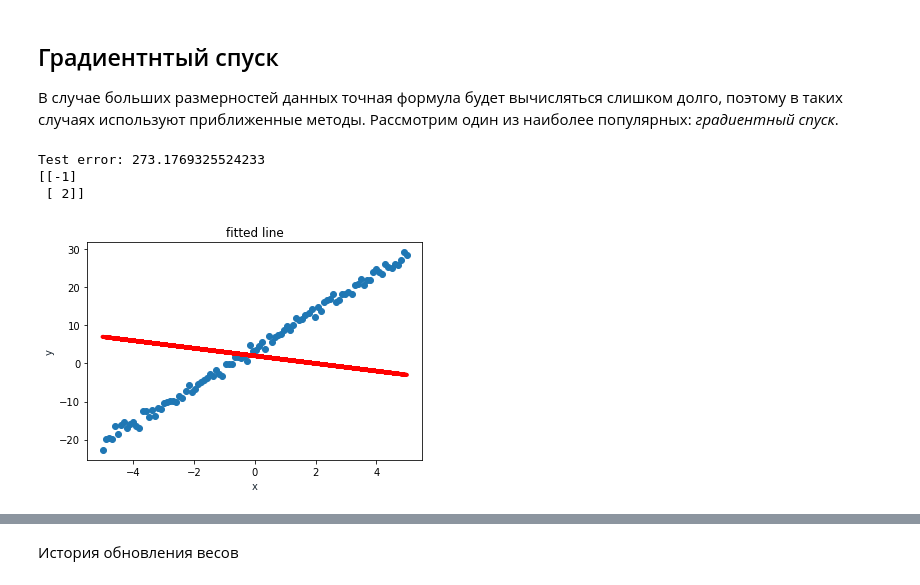
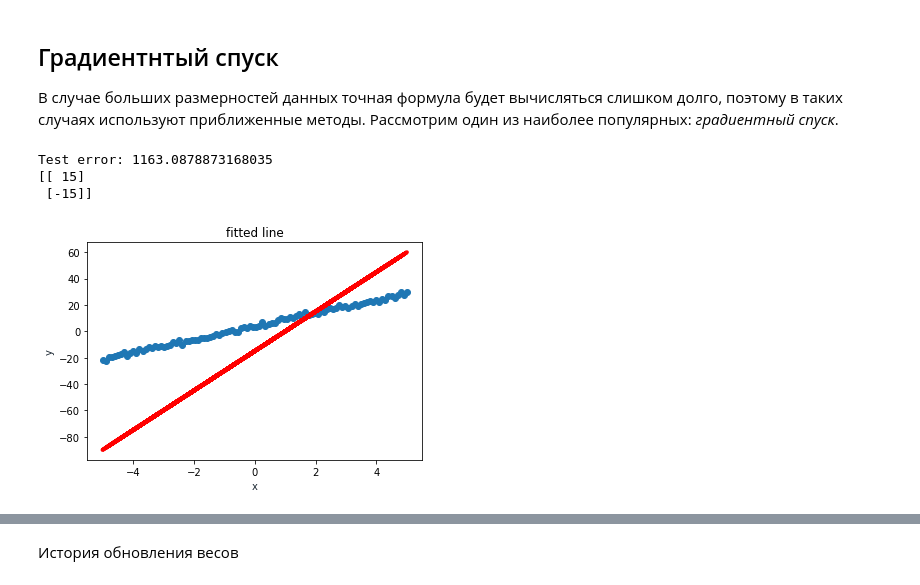
Before and after one commit to Terross/Seminar, a Jupyter notebook: Neural Networks/Jupyter/Linear Regression.ipynb, the cells around one changed output, grey strips where cells are left out. Cells and saved outputs as stored; diff of their text form; code cells hidden in the pictures.

```diff
--- a/Neural Networks/Jupyter/Linear Regression.ipynb
+++ b/Neural Networks/Jupyter/Linear Regression.ipynb
@@ -136,16 +138,16 @@ def gradient_descent(X, Y, w, lr=1e-3, steps=10**3, print_times=20):
     return w, history, w_history
 # %%
 #w = norm.rvs(scale=1, size=X_train.shape[1]).reshape((X_train.shape[1], 1))
-w = np.array([-1, 2]).reshape((X_train.shape[1], 1))
+w = np.array([15, -15]).reshape((X_train.shape[1], 1))
 
 print("Test error:", computeTestError(X_test, Y_test, w))
 print(w)
 drawLine(X, Y, w)
 # %% [output]
-Test error: 273.1769325524233
-[[-1]
- [ 2]]
+Test error: 1163.0878873168035
+[[ 15]
+ [-15]]
-[figure, old version]
+[figure, new version]
 # %%
 w, history, w_history = gradient_descent(X_train, Y_train, w, lr=1e-1)
 
```
Also changed, not shown: parts of 15 cells of this notebook.
